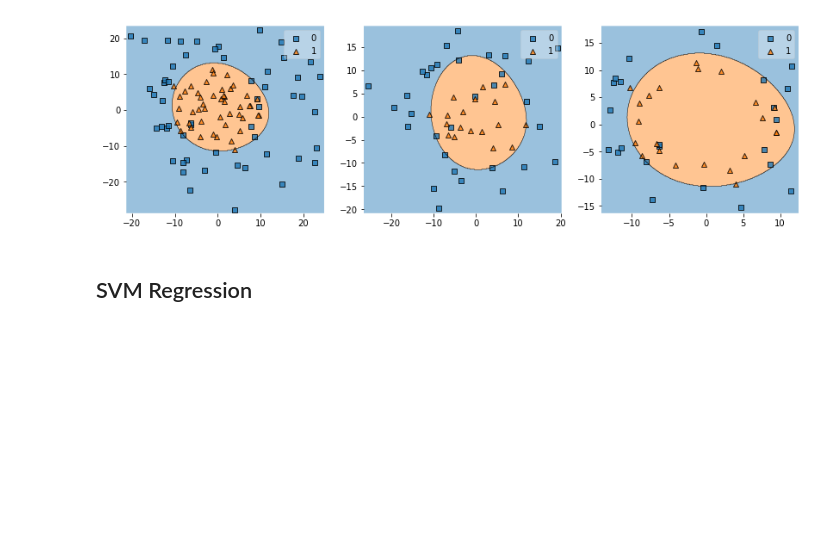
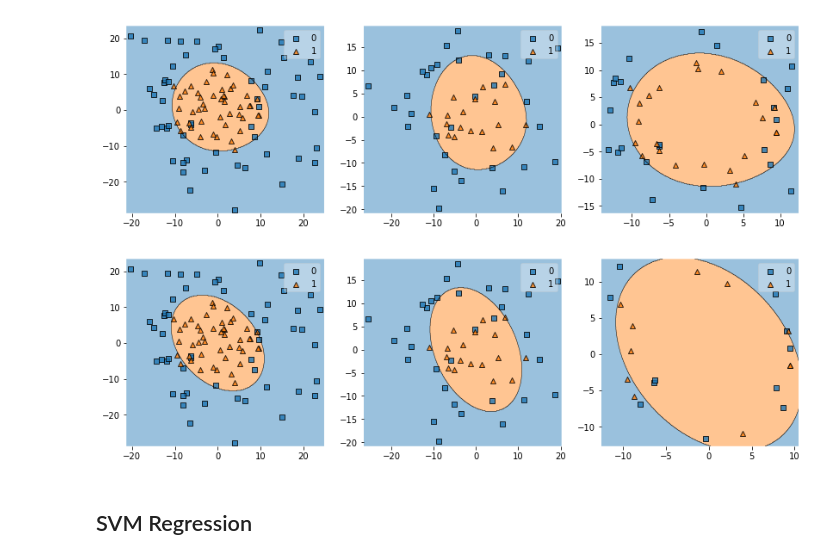
Before and after one commit to andriygav/MachineLearningSeminars, a Jupyter notebook: sem5/main.ipynb, the cells around one changed output. Cells and saved outputs as stored; diff of their text form; code cells hidden in the pictures; blank space fills up the shorter version.

```diff
--- a/sem5/main.ipynb
+++ b/sem5/main.ipynb
@@ -154,6 +154,26 @@ plot_decision_regions(X_train[model.support_], Y_train[model.support_], model, a
 plt.show()
 # %% [output]
 [figure]
+# %%
+def kernel(X1, X2):
+    return (X1@X2.T)**2
+# %%
+model = SVC(kernel=kernel)
+_ = model.fit(X_train, Y_train)
+# %%
+fig, gs = plt.figure(figsize=(14,4)), gridspec.GridSpec(1, 3)
+
+ax = []
+for i in range(3):
+    ax.append(fig.add_subplot(gs[i]))
+
+plot_decision_regions(X_train, Y_train, model, ax=ax[0])
+plot_decision_regions(X_test, Y_test, model, ax=ax[1])
+plot_decision_regions(X_train[model.support_], Y_train[model.support_], model, ax=ax[2])
+
+plt.show()
+# %% [output]
+[figure, added]
 # %% [markdown]
 ## SVM Regression
 # %%
```
Also changed, not shown: 1 other file.
